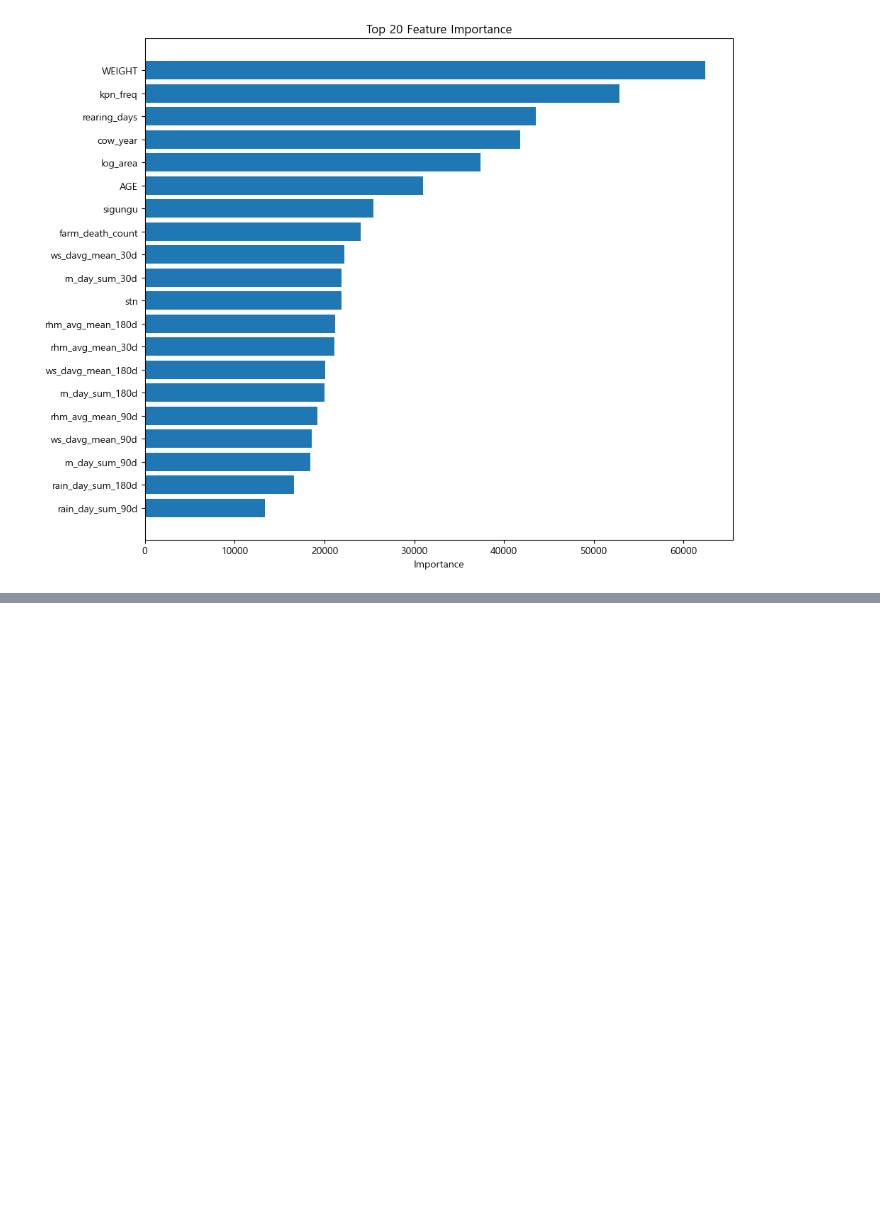
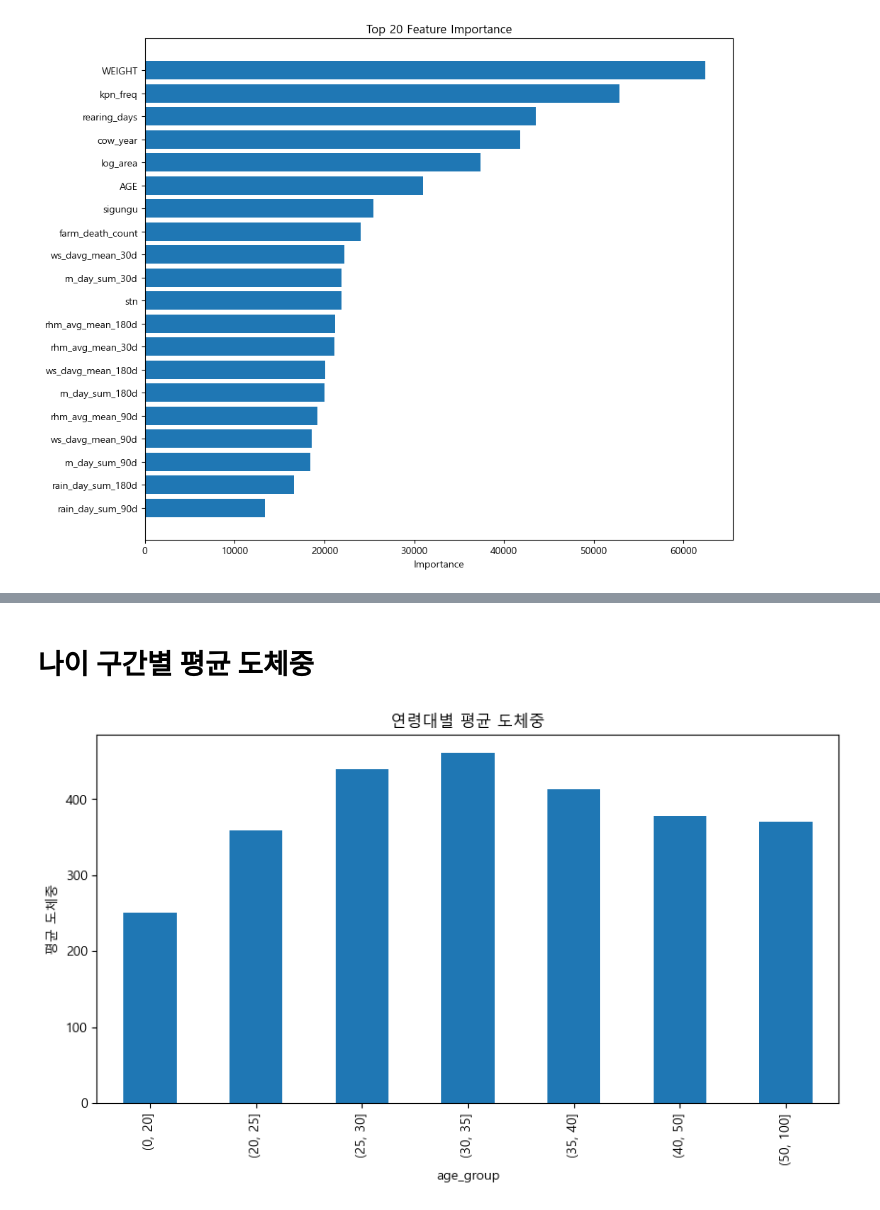
Before and after one commit to PR-log/data_mining_team_project, a Jupyter notebook: light GBM 테스트.ipynb, the cells around one changed output, grey strips where cells are left out. Saved outputs shown, nothing was run; the diff lists cells and outputs as text; code cells hidden in the pictures; blank space fills up the shorter version.

```diff
--- a/light GBM 테스트.ipynb
+++ b/light GBM 테스트.ipynb
@@ -312,0 +394,22 @@ plt.show()
+# %% [markdown]
+# 나이 구간별 평균 도체중
+# %%
+train_df["age_group"] = pd.cut(
+    train_df["AGE"],
+    bins=[0,20,25,30,35,40,50,100],
+)
+
+age_weight = (
+    train_df
+    .groupby("age_group")["WEIGHT"]
+    .mean()
+)
+
+plt.figure(figsize=(10,5))
+age_weight.plot(kind="bar")
+
+plt.title("연령대별 평균 도체중")
+plt.ylabel("평균 도체중")
+plt.show()
+# %% [output]
+[figure, added]
```
Also changed, not shown: parts of 12 cells of this notebook.
